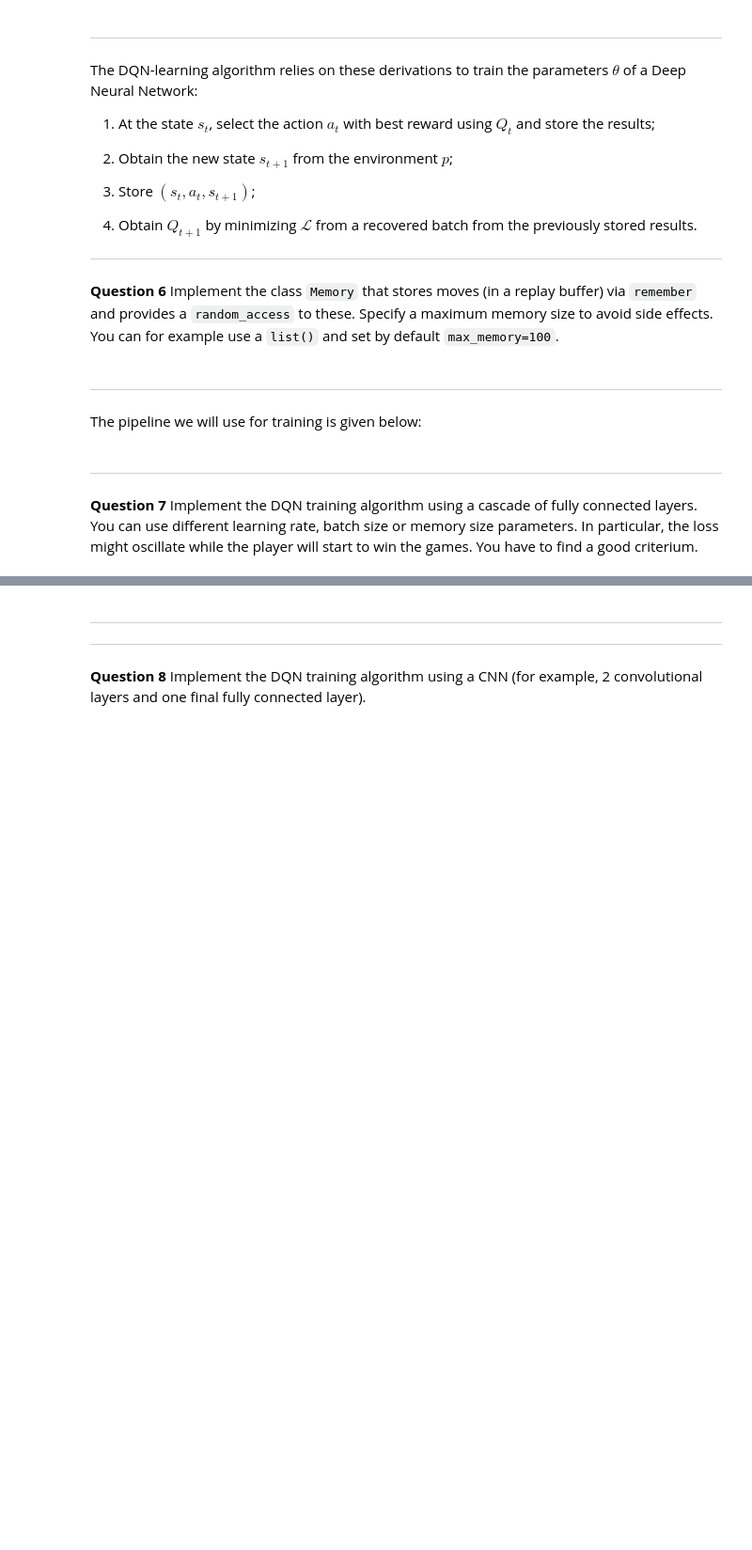
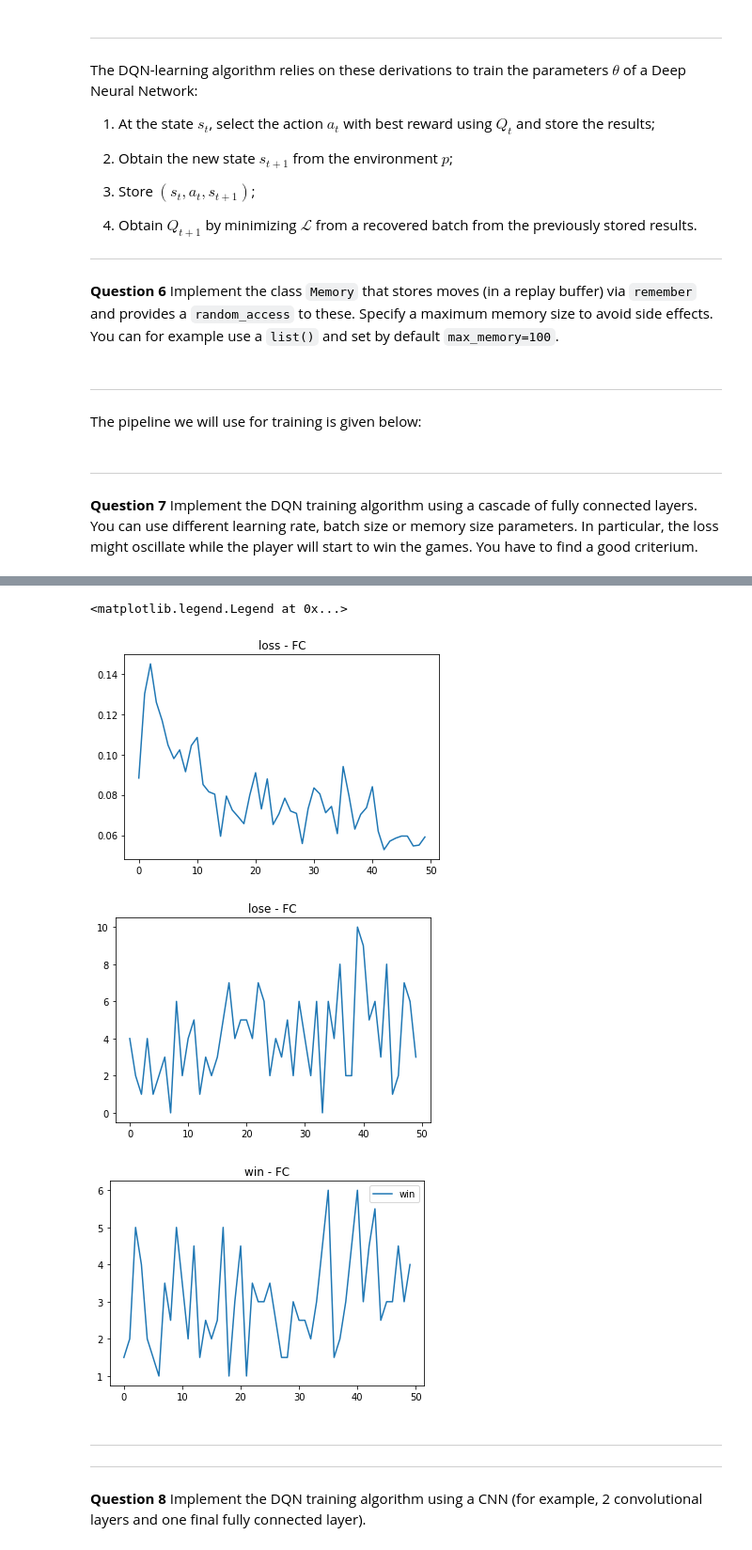
Before and after one commit to Jeddadh/mva_dl_mp1, a Jupyter notebook: DQN_project_MVA_HamzaJeddad.ipynb, the cells around one changed output, grey strips where cells are left out. Shown: that part at 94% size. Drawn from its saved outputs; the diff is of its cells as text; code cells hidden in the pictures; blank space fills up the shorter version.

```diff
--- a/DQN_project_MVA_HamzaJeddad.ipynb
+++ b/DQN_project_MVA_HamzaJeddad.ipynb
@@ -477,9 +477,10 @@ class Memory(object):
         n = len(self.memory)
         if n < self.max_memory :
             self.memory.append(m)
-            return
-        i = np.random.randint(low=0,high=n)
-        self.memory[i] = m
+            return None
+        del self.memory[0]
+        self.memory.append(m)
+        return None
 
     def random_access(self):
         i = np.random.randint(low=0,high = len(self.memory))
@@ -625,11 +646,18 @@ HTML(display_videos('fc_train{i}.mp4'.format(i=i)))
 # %%
-plt.plot(agent_fc.history["loss"])
-plt.title("loss")
+plt.plot(agent_fc.history["loss"],)
+plt.title("loss - FC")
 plt.figure()
-plt.plot(agent_fc.history["lose"])
-plt.title("lose")
-plt.plot(agent_fc.history["win_lose"])
-plt.title("win_lose")
+plt.plot(agent_fc.history["lose"],label="lose")
+plt.title("lose - FC")
+plt.figure()
+plt.plot(agent_fc.history["win"],label="win")
+plt.title("win - FC")
+plt.legend()
+# %% [output]
+<matplotlib.legend.Legend at 0x...>
+[figure, added]
+[figure, added]
+[figure, added]
 # %% [markdown]
 ***
 ***
```
Also changed, not shown: parts of 19 cells of this notebook.
